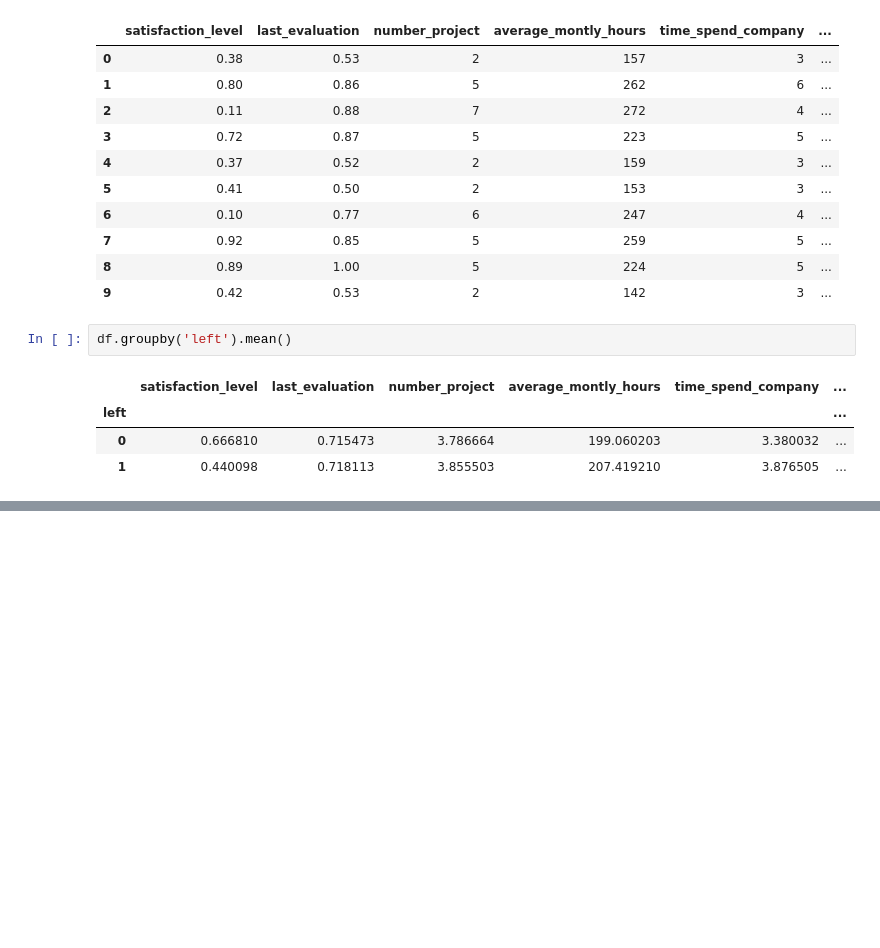
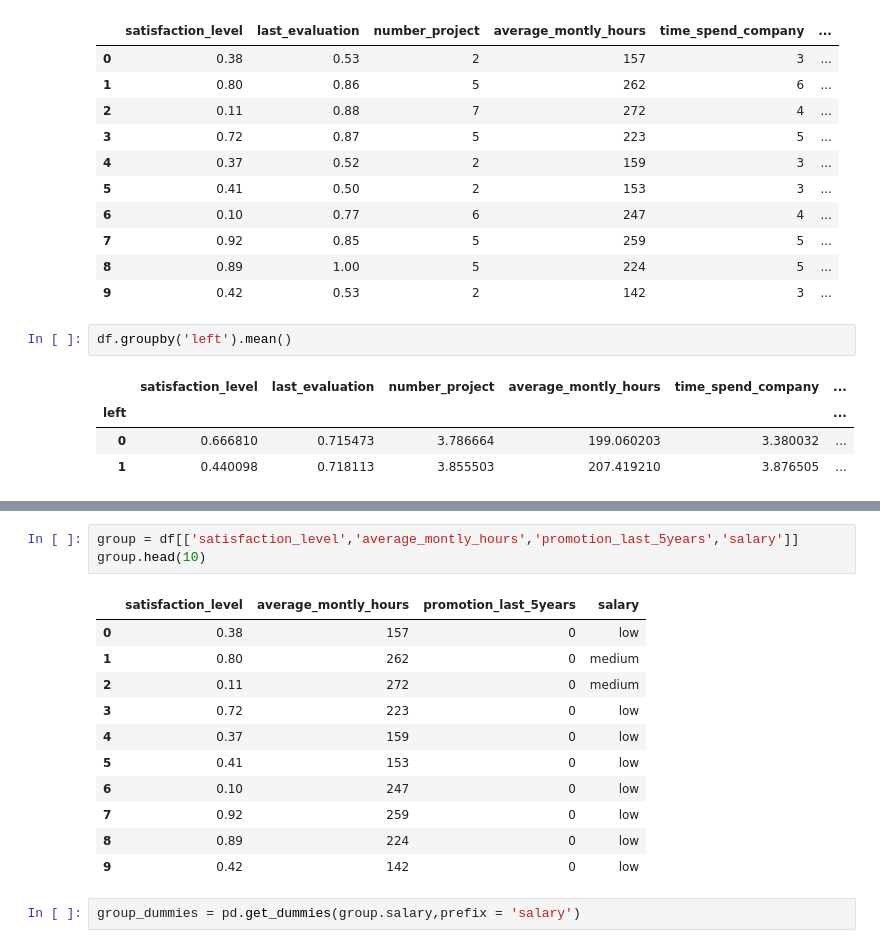
Before and after one commit to sanketvekariya23/machine_learning, a Jupyter notebook: exercise_logistic_regression_with big_data.ipynb, the cells around one changed output, grey strips where cells are left out. Saved outputs shown, nothing was run; the diff lists cells and outputs as text; blank space fills up the shorter version.

```diff
--- a/exercise_logistic_regression_with big_data.ipynb
+++ b/exercise_logistic_regression_with big_data.ipynb
@@ -26,0 +44,17 @@ df.groupby('left').mean()
+# %%
+group = df[['satisfaction_level','average_montly_hours','promotion_last_5years','salary']]
+group.head(10)
+# %% [output]
+|  | satisfaction_level | average_montly_hours | promotion_last_5years | salary |
+| 0 | 0.38 | 157 | 0 | low |
+| 1 | 0.80 | 262 | 0 | medium |
+| 2 | 0.11 | 272 | 0 | medium |
+| 3 | 0.72 | 223 | 0 | low |
+| 4 | 0.37 | 159 | 0 | low |
+| 5 | 0.41 | 153 | 0 | low |
+| 6 | 0.10 | 247 | 0 | low |
+| 7 | 0.92 | 259 | 0 | low |
+| 8 | 0.89 | 224 | 0 | low |
+| 9 | 0.42 | 142 | 0 | low |
+# %%
+group_dummies = pd.get_dummies(group.salary,prefix = 'salary')
```
Also changed, not shown: parts of 9 cells of this notebook.
